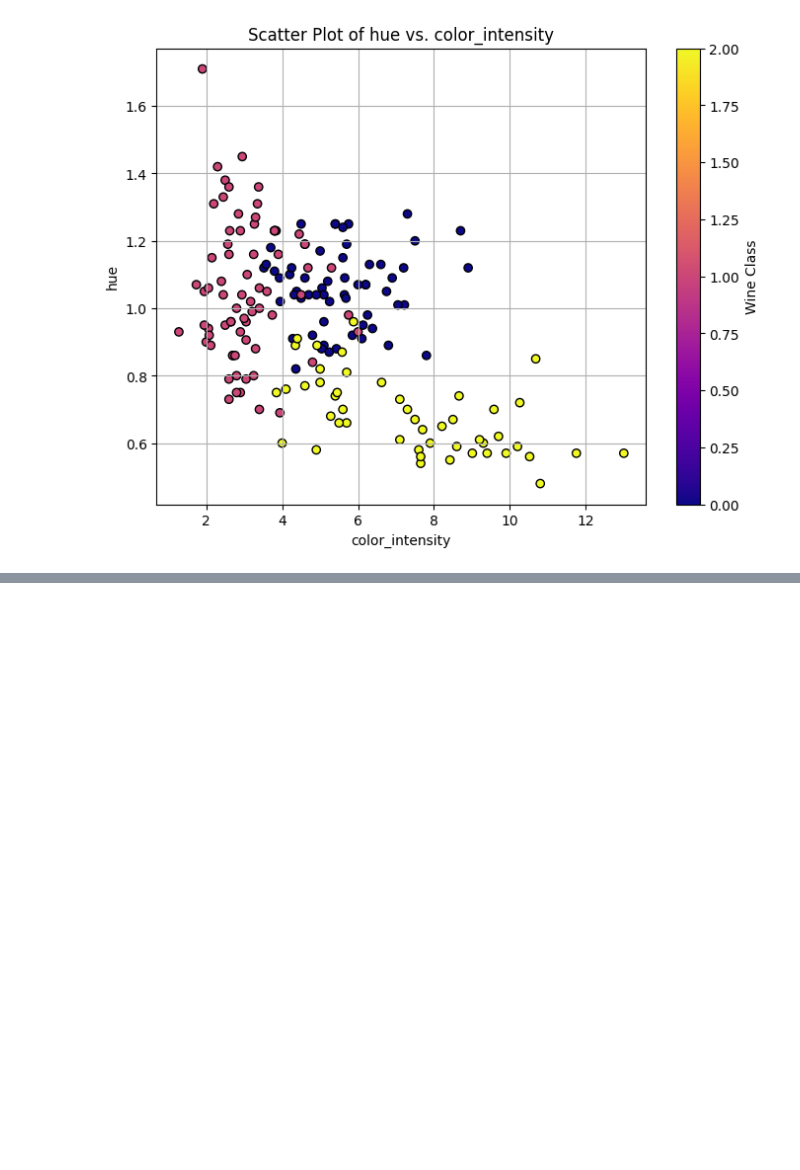
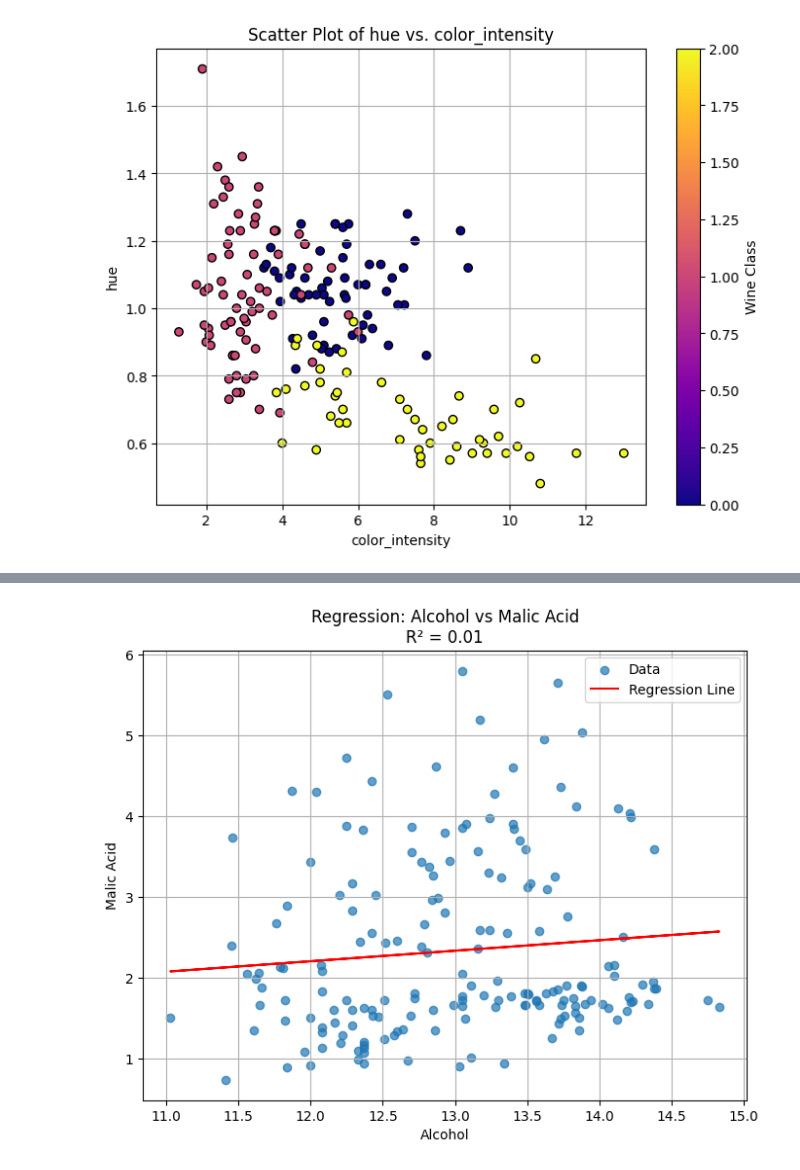
Before and after one commit to Nebulosa-max/data_analysis_assignment, a Jupyter notebook: penguins.ipynb, the cells around one changed output, grey strips where cells are left out. Saved outputs shown, nothing was run; the diff lists cells and outputs as text; code cells hidden in the pictures; blank space fills up the shorter version.

Commit message:
Completed Problem 5 - Regression plot and analysis.

```diff
--- a/penguins.ipynb
+++ b/penguins.ipynb
@@ -208,0 +211,6 @@ plt.show()
+# %%
+X = df[['alcohol']]
+y = df['malic_acid']
+# %%
+model = LinearRegression()
+model.fit(X, y)
@@ -208,0 +219,4 @@ plt.show()
+# %%
+y_pred = model.predict(X)
+r2 = model.score(X, y)
+print(f'R² value: {r2:.2f}')
@@ -208,0 +233,14 @@ plt.show()
+# %%
+import matplotlib.pyplot as plt
+
+plt.figure(figsize=(8, 6))
+plt.scatter(df['alcohol'], df['malic_acid'], label='Data', alpha=0.7)
+plt.plot(df['alcohol'], y_pred, color='red', label='Regression Line')
+plt.xlabel('Alcohol')
+plt.ylabel('Malic Acid')
+plt.title(f'Regression: Alcohol vs Malic Acid\nR² = {r2:.2f}')
+plt.legend()
+plt.grid(True)
+plt.show()
+# %% [output]
+[figure, added]
```
Also changed, not shown: parts of 4 cells of this notebook.
